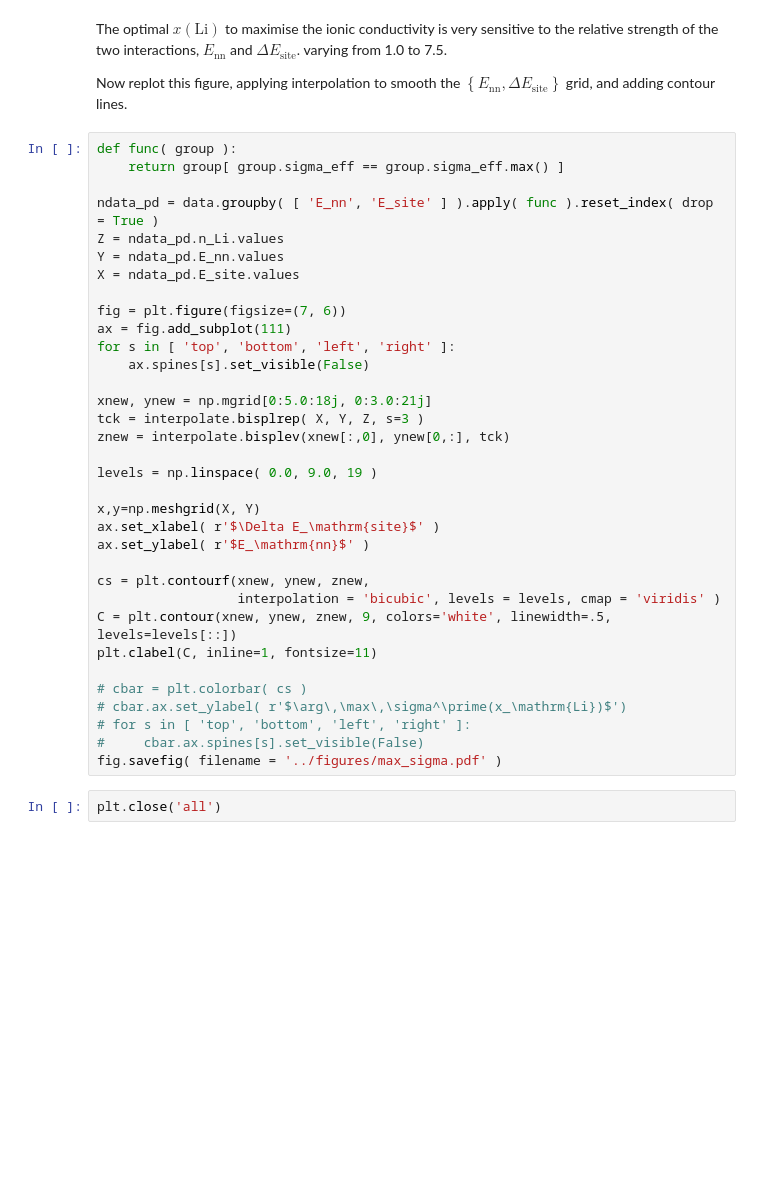
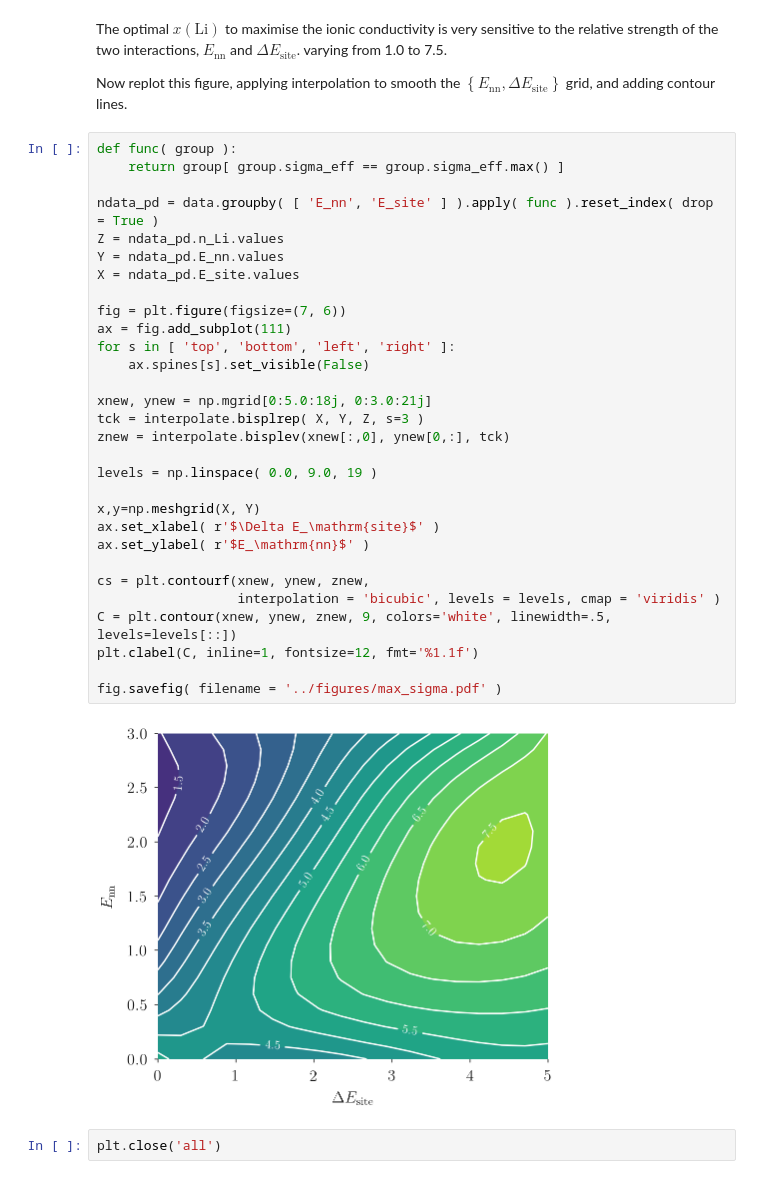
Before and after one commit to bjmorgan/garnet-lgmc-data, a Jupyter notebook: analysis/garnet_LGMC.ipynb, the cells around one changed output. Cells and saved outputs as stored; diff of their text form; blank space fills up the shorter version.

Commit message:
single decimal place formatting for contour plot

```diff
--- a/analysis/garnet_LGMC.ipynb
+++ b/analysis/garnet_LGMC.ipynb
@@ -431,36 +436,34 @@ Now replot this figure, applying interpolation to smooth the $\left\{E_\mathrm{n
 # %%
 def func( group ):
     return group[ group.sigma_eff == group.sigma_eff.max() ]
 
 ndata_pd = data.groupby( [ 'E_nn', 'E_site' ] ).apply( func ).reset_index( drop = True )
 Z = ndata_pd.n_Li.values
 Y = ndata_pd.E_nn.values
 X = ndata_pd.E_site.values
 
 fig = plt.figure(figsize=(7, 6))
 ax = fig.add_subplot(111)
 for s in [ 'top', 'bottom', 'left', 'right' ]:
     ax.spines[s].set_visible(False)
 
 xnew, ynew = np.mgrid[0:5.0:18j, 0:3.0:21j]
 tck = interpolate.bisplrep( X, Y, Z, s=3 )
 znew = interpolate.bisplev(xnew[:,0], ynew[0,:], tck)
 
 levels = np.linspace( 0.0, 9.0, 19 )
 
 x,y=np.meshgrid(X, Y)
 ax.set_xlabel( r'$\Delta E_\mathrm{site}$' )
 ax.set_ylabel( r'$E_\mathrm{nn}$' )
 
 cs = plt.contourf(xnew, ynew, znew,
                   interpolation = 'bicubic', levels = levels, cmap = 'viridis' )
 C = plt.contour(xnew, ynew, znew, 9, colors='white', linewidth=.5, levels=levels[::])
-plt.clabel(C, inline=1, fontsize=11)
+plt.clabel(C, inline=1, fontsize=12, fmt='%1.1f')
 
-# cbar = plt.colorbar( cs )
-# cbar.ax.set_ylabel( r'$\arg\,\max\,\sigma^\prime(x_\mathrm{Li})$')
-# for s in [ 'top', 'bottom', 'left', 'right' ]:
-#     cbar.ax.spines[s].set_visible(False)
 fig.savefig( filename = '../figures/max_sigma.pdf' )
+# %% [output]
+[figure, added]
 # %%
 plt.close('all')
```
Also changed, not shown: parts of 3 cells of this notebook, 9 other files.
